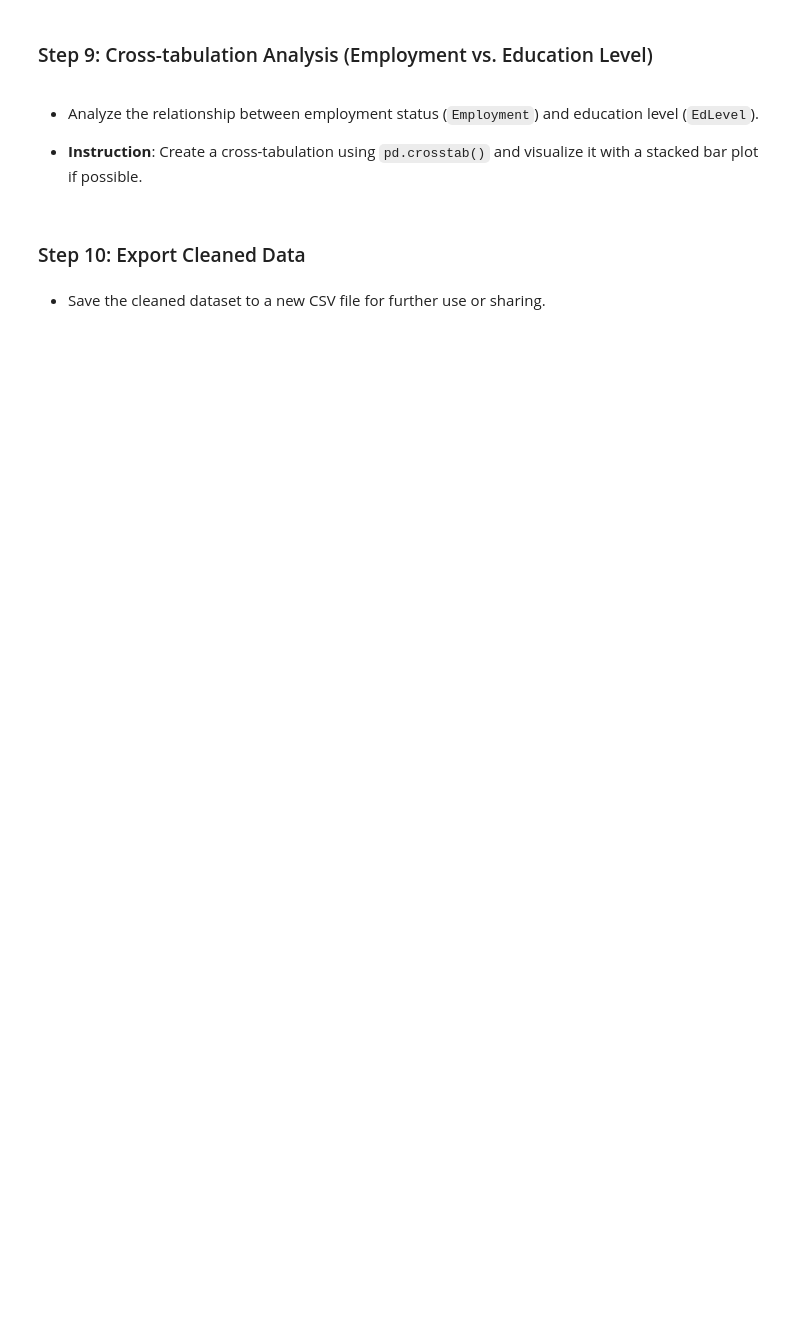
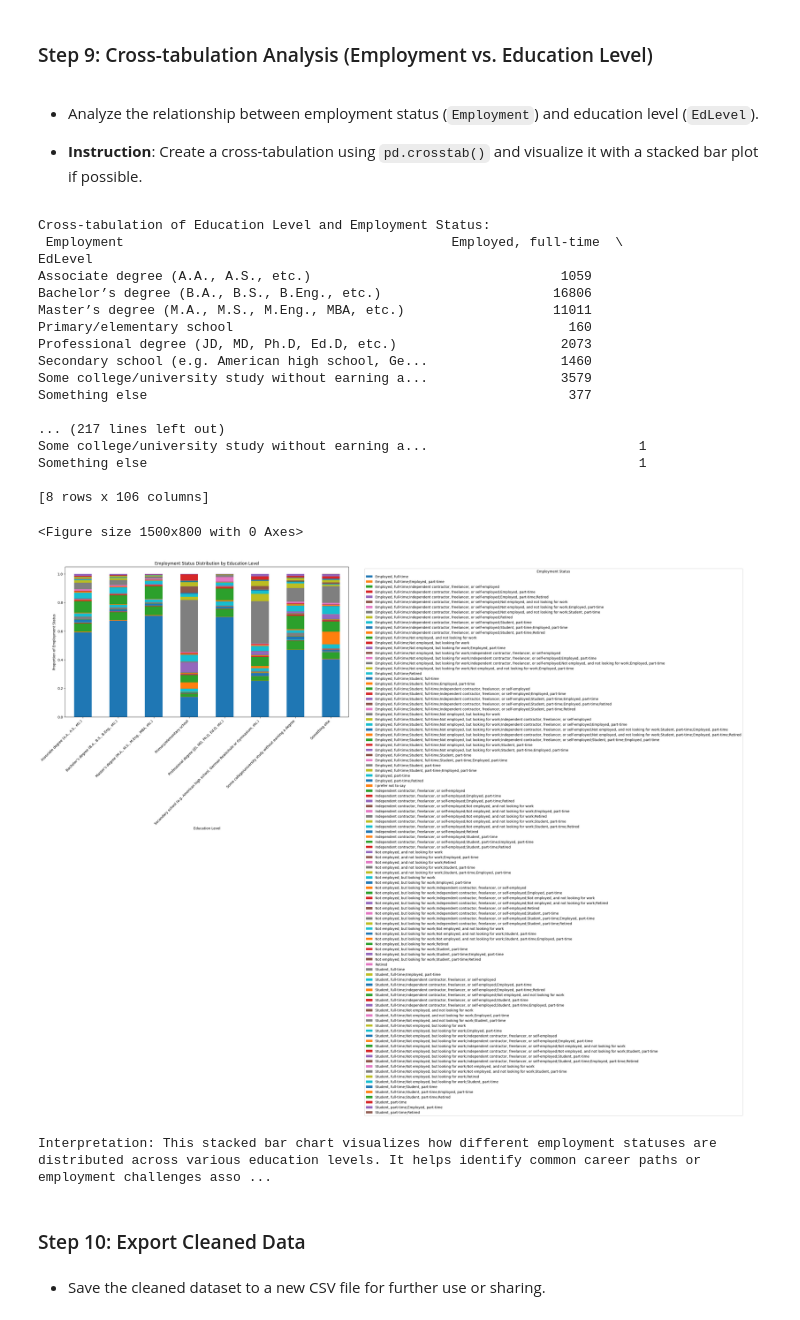
Before and after one commit to Sumant-crty/IBM-Data-Analyst-Capstone-Project, a Jupyter notebook: Lab 11 Finding How The Data is Distributed.ipynb, the cells around one changed output. Saved outputs shown, nothing was run; the diff lists cells and outputs as text; code cells hidden in the pictures; blank space fills up the shorter version.

```diff
--- a/Lab 11 Finding How The Data is Distributed.ipynb
+++ b/Lab 11 Finding How The Data is Distributed.ipynb
@@ -109,3 +295,46 @@ df.head()
+# %%
+# Create a cross-tabulation of Employment and EdLevel
+crosstab_education_employment = pd.crosstab(df['EdLevel'], df['Employment'])
+
+# Display the cross-tabulation
+print('Cross-tabulation of Education Level and Employment Status:\n', crosstab_education_employment)
+
+# Visualize the cross-tabulation using a stacked bar plot
+# Normalize by index to show proportions within each education level
+crosstab_norm = crosstab_education_employment.div(crosstab_education_employment.sum(1).astype(float), axis=0)
+
+plt.figure(figsize=(15, 8))
+crosstab_norm.plot(kind='bar', stacked=True, figsize=(15, 8))
+plt.title('Employment Status Distribution by Education Level')
+plt.xlabel('Education Level')
+plt.ylabel('Proportion of Employment Status')
+plt.xticks(rotation=45, ha='right')
+plt.legend(title='Employment Status', bbox_to_anchor=(1.05, 1), loc='upper left')
+plt.tight_layout()
+plt.show()
+
+print("\nInterpretation: This stacked bar chart visualizes how different employment statuses are distributed across various education levels. It helps identify common career paths or employment challenges associated with specific educational backgrounds.")
+# %% [output]
+Cross-tabulation of Education Level and Employment Status:
+ Employment                                          Employed, full-time  \
+EdLevel
+Associate degree (A.A., A.S., etc.)                                1059
+Bachelor’s degree (B.A., B.S., B.Eng., etc.)                      16806
+Master’s degree (M.A., M.S., M.Eng., MBA, etc.)                   11011
+Primary/elementary school                                           160
+Professional degree (JD, MD, Ph.D, Ed.D, etc.)                     2073
+Secondary school (e.g. American high school, Ge...                 1460
+Some college/university study without earning a...                 3579
+Something else                                                      377
+
+... (217 lines left out)
+Some college/university study without earning a...                           1
+Something else                                                               1
+
+[8 rows x 106 columns]
+<Figure size 1500x800 with 0 Axes>
+[figure, added]
+Interpretation: This stacked bar chart visualizes how different employment statuses are distributed across various education levels. It helps identify common career paths or employment challenges asso ...
 # %% [markdown]
 ### Step 10: Export Cleaned Data
 # %% [markdown]
```
Also changed, not shown: parts of 21 cells of this notebook.
